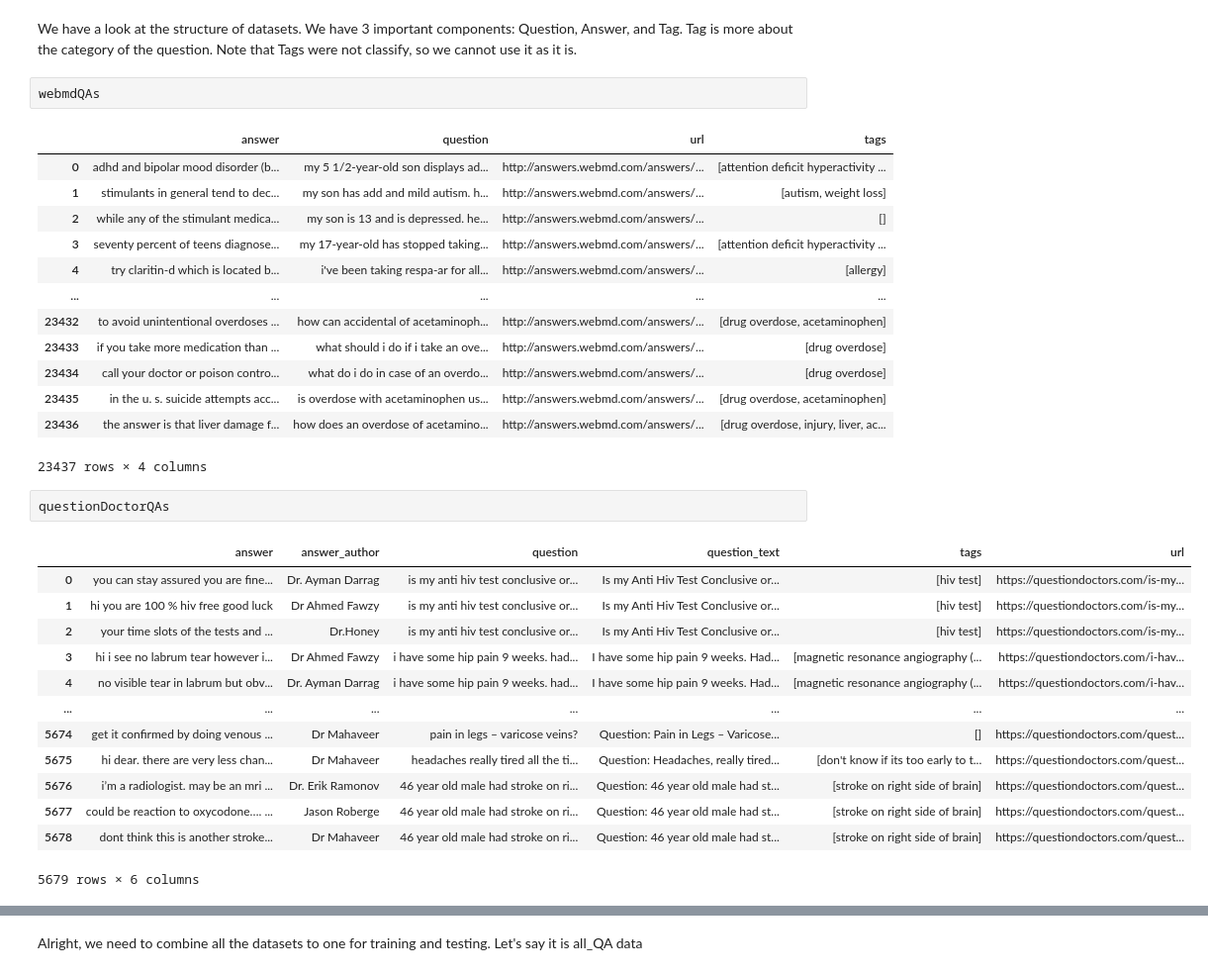
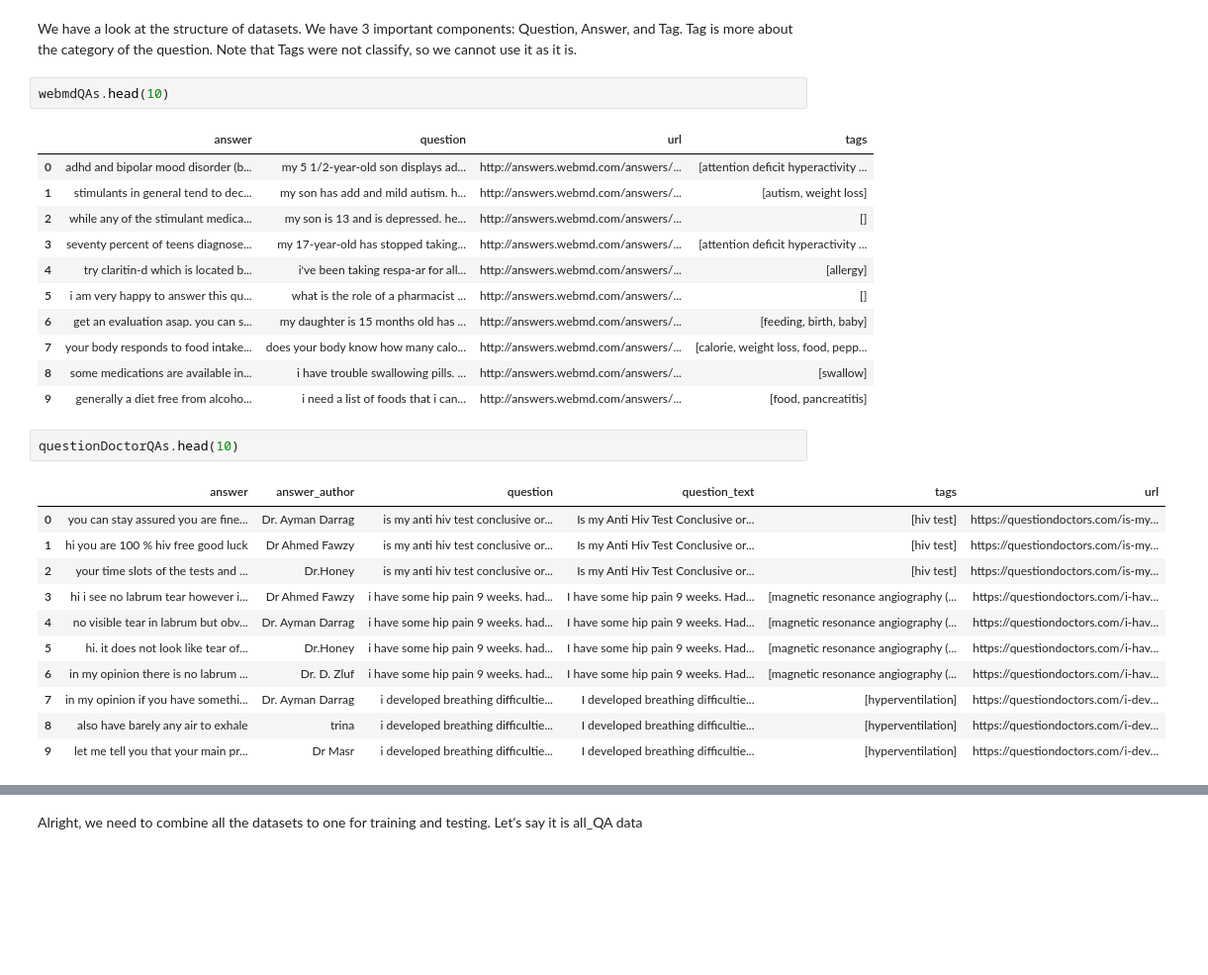
Before and after one commit to phillevn/medicalQuestionAndTags, a Jupyter notebook: Tag_questions.ipynb, the cells around one changed output, grey strips where cells are left out. Shown: that part at 99% size. Cells and saved outputs as stored; diff of their text form; blank space fills up the shorter version.

```diff
--- a/Tag_questions.ipynb
+++ b/Tag_questions.ipynb
@@ -65,7 +65,7 @@ webmdQAs = pd.read_json('webmdQAs.json')
 # %% [markdown]
 We have a look at the structure of datasets. We have 3 important components: Question, Answer, and Tag. Tag is more about the category of the question. Note that Tags were not classify, so we cannot use it as it is.
 # %%
-webmdQAs
+webmdQAs.head(10)
 # %% [output]
 |  | answer | question | url | tags |
 | 0 | adhd and bipolar mood disorder (b... | my 5 1/2-year-old son displays ad... | http://answers.webmd.com/answers/... | [attention deficit hyperactivity ... |
@@ -73,27 +73,23 @@ webmdQAs
 | 2 | while any of the stimulant medica... | my son is 13 and is depressed. he... | http://answers.webmd.com/answers/... | [] |
 | 3 | seventy percent of teens diagnose... | my 17-year-old has stopped taking... | http://answers.webmd.com/answers/... | [attention deficit hyperactivity ... |
 | 4 | try claritin-d which is located b... | i've been taking respa-ar for all... | http://answers.webmd.com/answers/... | [allergy] |
-| ... | ... | ... | ... | ... |
-| 23432 | to avoid unintentional overdoses ... | how can accidental of acetaminoph... | http://answers.webmd.com/answers/... | [drug overdose, acetaminophen] |
-| 23433 | if you take more medication than ... | what should i do if i take an ove... | http://answers.webmd.com/answers/... | [drug overdose] |
-| 23434 | call your doctor or poison contro... | what do i do in case of an overdo... | http://answers.webmd.com/answers/... | [drug overdose] |
-| 23435 | in the u. s. suicide attempts acc... | is overdose with acetaminophen us... | http://answers.webmd.com/answers/... | [drug overdose, acetaminophen] |
-| 23436 | the answer is that liver damage f... | how does an overdose of acetamino... | http://answers.webmd.com/answers/... | [drug overdose, injury, liver, ac... |
+| 5 | i am very happy to answer this qu... | what is the role of a pharmacist ... | http://answers.webmd.com/answers/... | [] |
+| 6 | get an evaluation asap. you can s... | my daughter is 15 months old has ... | http://answers.webmd.com/answers/... | [feeding, birth, baby] |
+| 7 | your body responds to food intake... | does your body know how many calo... | http://answers.webmd.com/answers/... | [calorie, weight loss, food, pepp... |
+| 8 | some medications are available in... | i have trouble swallowing pills. ... | http://answers.webmd.com/answers/... | [swallow] |
+| 9 | generally a diet free from alcoho... | i need a list of foods that i can... | http://answers.webmd.com/answers/... | [food, pancreatitis] |
-23437 rows × 4 columns
 # %%
-questionDoctorQAs
+questionDoctorQAs.head(10)
 # %% [output]
 |  | answer | answer_author | question | question_text | tags | url |
 | 0 | you can stay assured you are fine... | Dr. Ayman Darrag | is my anti hiv test conclusive or... | Is my Anti Hiv Test Conclusive or... | [hiv test] | https://questiondoctors.com/is-my... |
 | 1 | hi you are 100 % hiv free good luck | Dr Ahmed Fawzy | is my anti hiv test conclusive or... | Is my Anti Hiv Test Conclusive or... | [hiv test] | https://questiondoctors.com/is-my... |
 | 2 | your time slots of the tests and ... | Dr.Honey | is my anti hiv test conclusive or... | Is my Anti Hiv Test Conclusive or... | [hiv test] | https://questiondoctors.com/is-my... |
 | 3 | hi i see no labrum tear however i... | Dr Ahmed Fawzy | i have some hip pain 9 weeks. had... | I have some hip pain 9 weeks. Had... | [magnetic resonance angiography (... | https://questiondoctors.com/i-hav... |
 | 4 | no visible tear in labrum but obv... | Dr. Ayman Darrag | i have some hip pain 9 weeks. had... | I have some hip pain 9 weeks. Had... | [magnetic resonance angiography (... | https://questiondoctors.com/i-hav... |
-| ... | ... | ... | ... | ... | ... | ... |
-| 5674 | get it confirmed by doing venous ... | Dr Mahaveer | pain in legs – varicose veins? | Question: Pain in Legs – Varicose... | [] | https://questiondoctors.com/quest... |
-| 5675 | hi dear. there are very less chan... | Dr Mahaveer | headaches really tired all the ti... | Question: Headaches, really tired... | [don't know if its too early to t... | https://questiondoctors.com/quest... |
-| 5676 | i’m a radiologist. may be an mri ... | Dr. Erik Ramonov | 46 year old male had stroke on ri... | Question: 46 year old male had st... | [stroke on right side of brain] | https://questiondoctors.com/quest... |
-| 5677 | could be reaction to oxycodone…. ... | Jason Roberge | 46 year old male had stroke on ri... | Question: 46 year old male had st... | [stroke on right side of brain] | https://questiondoctors.com/quest... |
-| 5678 | dont think this is another stroke... | Dr Mahaveer | 46 year old male had stroke on ri... | Question: 46 year old male had st... | [stroke on right side of brain] | https://questiondoctors.com/quest... |
+| 5 | hi. it does not look like tear of... | Dr.Honey | i have some hip pain 9 weeks. had... | I have some hip pain 9 weeks. Had... | [magnetic resonance angiography (... | https://questiondoctors.com/i-hav... |
+| 6 | in my opinion there is no labrum ... | Dr. D. Zluf | i have some hip pain 9 weeks. had... | I have some hip pain 9 weeks. Had... | [magnetic resonance angiography (... | https://questiondoctors.com/i-hav... |
+| 7 | in my opinion if you have somethi... | Dr. Ayman Darrag | i developed breathing difficultie... | I developed breathing difficultie... | [hyperventilation] | https://questiondoctors.com/i-dev... |
+| 8 | also have barely any air to exhale | trina | i developed breathing difficultie... | I developed breathing difficultie... | [hyperventilation] | https://questiondoctors.com/i-dev... |
+| 9 | let me tell you that your main pr... | Dr Masr | i developed breathing difficultie... | I developed breathing difficultie... | [hyperventilation] | https://questiondoctors.com/i-dev... |
-5679 rows × 6 columns
 # %%
```
Also changed, not shown: parts of 20 cells of this notebook.
